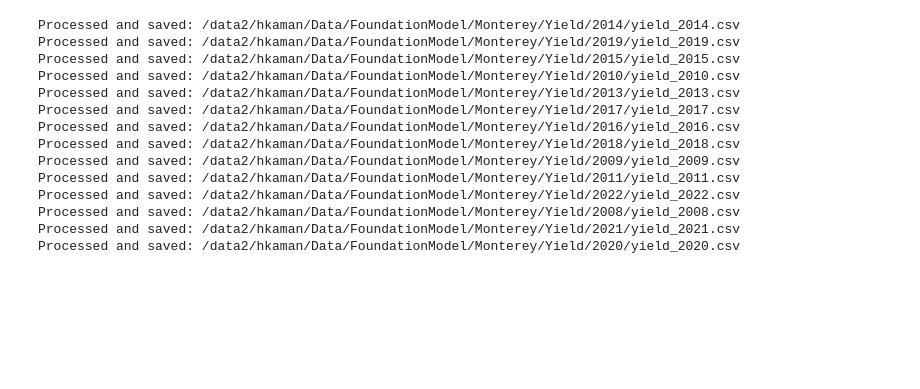
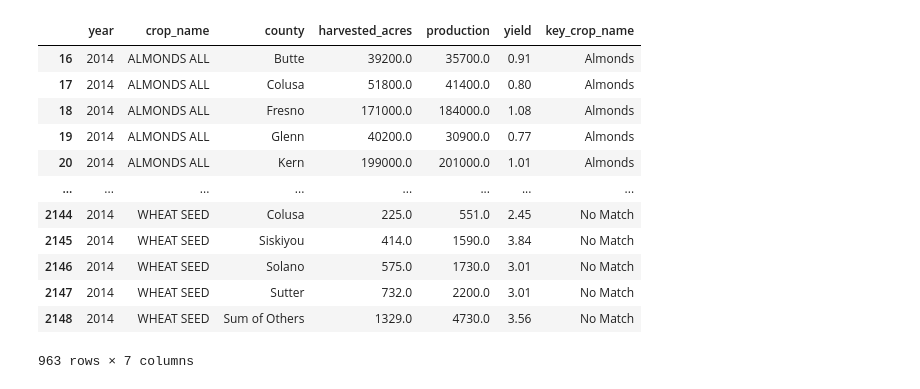
Before and after one commit to plant-ai-biophysics-lab/california-crop-yield-benchmark, a Jupyter notebook: dataset/YieldObs.ipynb, the cells around one changed output. Cells and saved outputs as stored; diff of their text form; code cells hidden in the pictures; blank space fills up the shorter version.

Commit message:
fixing the match crop names

```diff
--- a/dataset/YieldObs.ipynb
+++ b/dataset/YieldObs.ipynb
@@ -37,17 +40,19 @@ class ProcessYieldObs():
                 df.columns = df.columns.str.strip()
 
                 # Filter rows by the given county name
-                filtered_df = df[df['county'].str.strip().eq(self.county_name)]
+                if self.county_name:
+                    filtered_df = df[df['county'].str.strip().eq(self.county_name)]
+                    # Save the filtered DataFrame as a new CSV file
+                    output_folder = os.path.join(root_folder, self.county_name, 'Yield', year)
+                    os.makedirs(output_folder, exist_ok=True)  # Create the folder if it doesn't exist
 
-                # Save the filtered DataFrame as a new CSV file
-                output_folder = os.path.join(root_folder, self.county_name, 'Yield', year)
-                os.makedirs(output_folder, exist_ok=True)  # Create the folder if it doesn't exist
+                    output_file = os.path.join(output_folder, f"yield_{year}.csv")
 
-                output_file = os.path.join(output_folder, f"yield_{year}.csv")
+                    # filtered_df.to_csv(output_file, index=False)
 
-                filtered_df.to_csv(output_file, index=False)
-
-                print(f"Processed and saved: {output_file}")
+                    print(f"Processed and saved: {output_file}")
+                else:
+                    return df
 
     def rename_column(self, df):
         # Strip spaces from column names
@@ -125,28 +130,13 @@ class ProcessYieldObs():
         return match if score >= threshold else "No Match"
 
     def match_crop_names(self, df):
-
+        df = df[df['county'] != 'State Total']
         df['key_crop_name'] = df['crop_name'].apply(lambda x: self.find_best_match(x, crop_names))
         df['yield'] = df['yield'].replace(r'^\s*$', None, regex=True)
         df = df.dropna(subset=['yield'])
 
         return df
 # %%
-ProcessYieldObs(
-    county_name= "Monterey"
+df = ProcessYieldObs(
+    county_name = None#"Monterey"
 )()
-# %% [output]
-Processed and saved: /data2/hkaman/Data/FoundationModel/Monterey/Yield/2014/yield_2014.csv
-Processed and saved: /data2/hkaman/Data/FoundationModel/Monterey/Yield/2019/yield_2019.csv
-Processed and saved: /data2/hkaman/Data/FoundationModel/Monterey/Yield/2015/yield_2015.csv
-Processed and saved: /data2/hkaman/Data/FoundationModel/Monterey/Yield/2010/yield_2010.csv
-Processed and saved: /data2/hkaman/Data/FoundationModel/Monterey/Yield/2013/yield_2013.csv
-Processed and saved: /data2/hkaman/Data/FoundationModel/Monterey/Yield/2017/yield_2017.csv
-Processed and saved: /data2/hkaman/Data/FoundationModel/Monterey/Yield/2016/yield_2016.csv
-Processed and saved: /data2/hkaman/Data/FoundationModel/Monterey/Yield/2018/yield_2018.csv
-Processed and saved: /data2/hkaman/Data/FoundationModel/Monterey/Yield/2009/yield_2009.csv
-Processed and saved: /data2/hkaman/Data/FoundationModel/Monterey/Yield/2011/yield_2011.csv
-Processed and saved: /data2/hkaman/Data/FoundationModel/Monterey/Yield/2022/yield_2022.csv
-Processed and saved: /data2/hkaman/Data/FoundationModel/Monterey/Yield/2008/yield_2008.csv
-Processed and saved: /data2/hkaman/Data/FoundationModel/Monterey/Yield/2021/yield_2021.csv
-Processed and saved: /data2/hkaman/Data/FoundationModel/Monterey/Yield/2020/yield_2020.csv
@@ -153,3 +146,19 @@ Processed and saved: /data2/hkaman/Data/FoundationModel/Monterey/Yield/2020/yiel
+# %%
+df
+# %% [output]
+|  | year | crop_name | county | harvested_acres | production | yield | key_crop_name |
+| 16 | 2014 | ALMONDS ALL | Butte | 39200.0 | 35700.0 | 0.91 | Almonds |
+| 17 | 2014 | ALMONDS ALL | Colusa | 51800.0 | 41400.0 | 0.80 | Almonds |
+| 18 | 2014 | ALMONDS ALL | Fresno | 171000.0 | 184000.0 | 1.08 | Almonds |
+| 19 | 2014 | ALMONDS ALL | Glenn | 40200.0 | 30900.0 | 0.77 | Almonds |
+| 20 | 2014 | ALMONDS ALL | Kern | 199000.0 | 201000.0 | 1.01 | Almonds |
+| ... | ... | ... | ... | ... | ... | ... | ... |
+| 2144 | 2014 | WHEAT SEED | Colusa | 225.0 | 551.0 | 2.45 | No Match |
+| 2145 | 2014 | WHEAT SEED | Siskiyou | 414.0 | 1590.0 | 3.84 | No Match |
+| 2146 | 2014 | WHEAT SEED | Solano | 575.0 | 1730.0 | 3.01 | No Match |
+| 2147 | 2014 | WHEAT SEED | Sutter | 732.0 | 2200.0 | 3.01 | No Match |
+| 2148 | 2014 | WHEAT SEED | Sum of Others | 1329.0 | 4730.0 | 3.56 | No Match |
+963 rows × 7 columns
 # %%
 m = pd.read_csv('/data2/hkaman/Data/FoundationModel/Monterey/Yield/2008/yield_2008.csv')
 m
```
Also changed, not shown: parts of 4 cells of this notebook, 3 other files.
